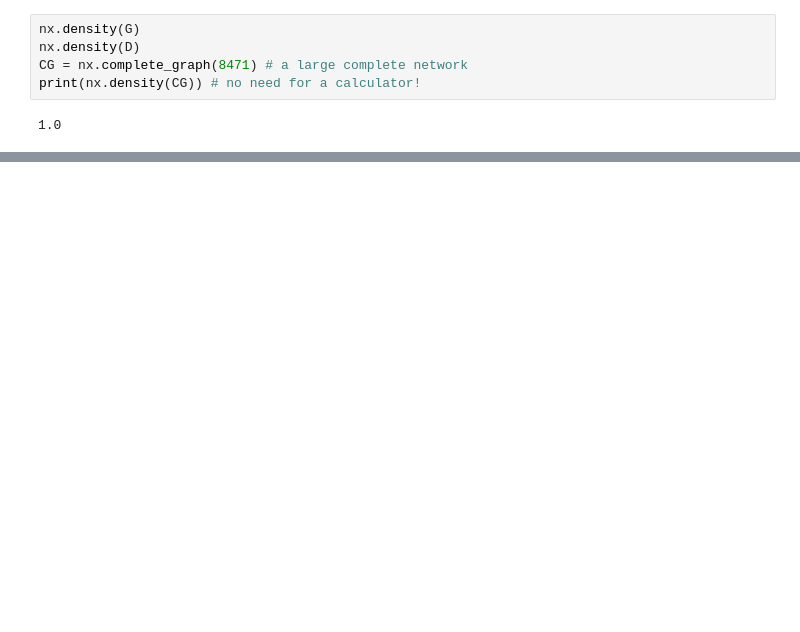
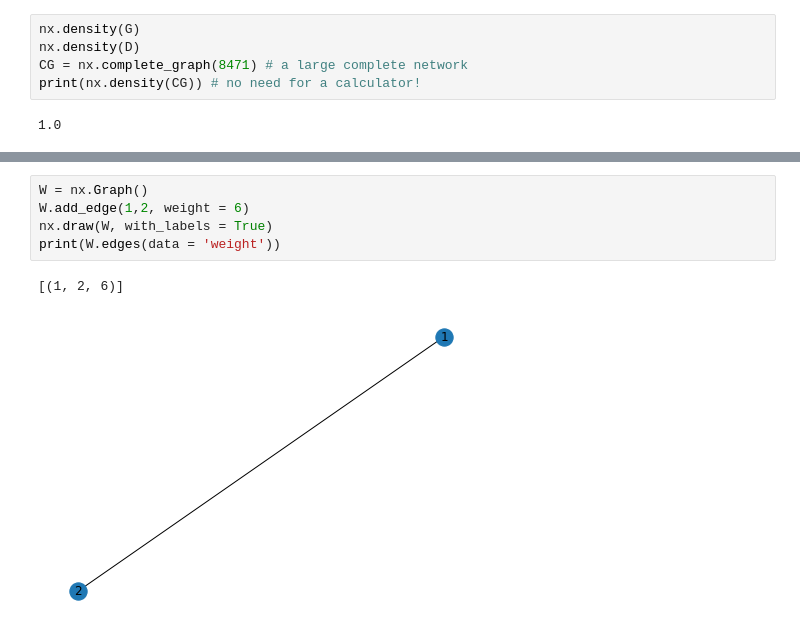
Before and after one commit to caroarriaga/FirstCourseNetworkScience, a Jupyter notebook: tutorials/Chapter 1 Tutorial.ipynb, the cells around one changed output, grey strips where cells are left out. Saved outputs shown, nothing was run; the diff lists cells and outputs as text; blank space fills up the shorter version.

```diff
--- a/tutorials/Chapter 1 Tutorial.ipynb
+++ b/tutorials/Chapter 1 Tutorial.ipynb
@@ -453,0 +469,8 @@ print(nx.density(CG)) # no need for a calculator!
+# %%
+W = nx.Graph()
+W.add_edge(1,2, weight = 6)
+nx.draw(W, with_labels = True)
+print(W.edges(data = 'weight'))
+# %% [output]
+[(1, 2, 6)]
+[figure, added]
```
Also changed, not shown: parts of 25 cells of this notebook, 2 other files.
